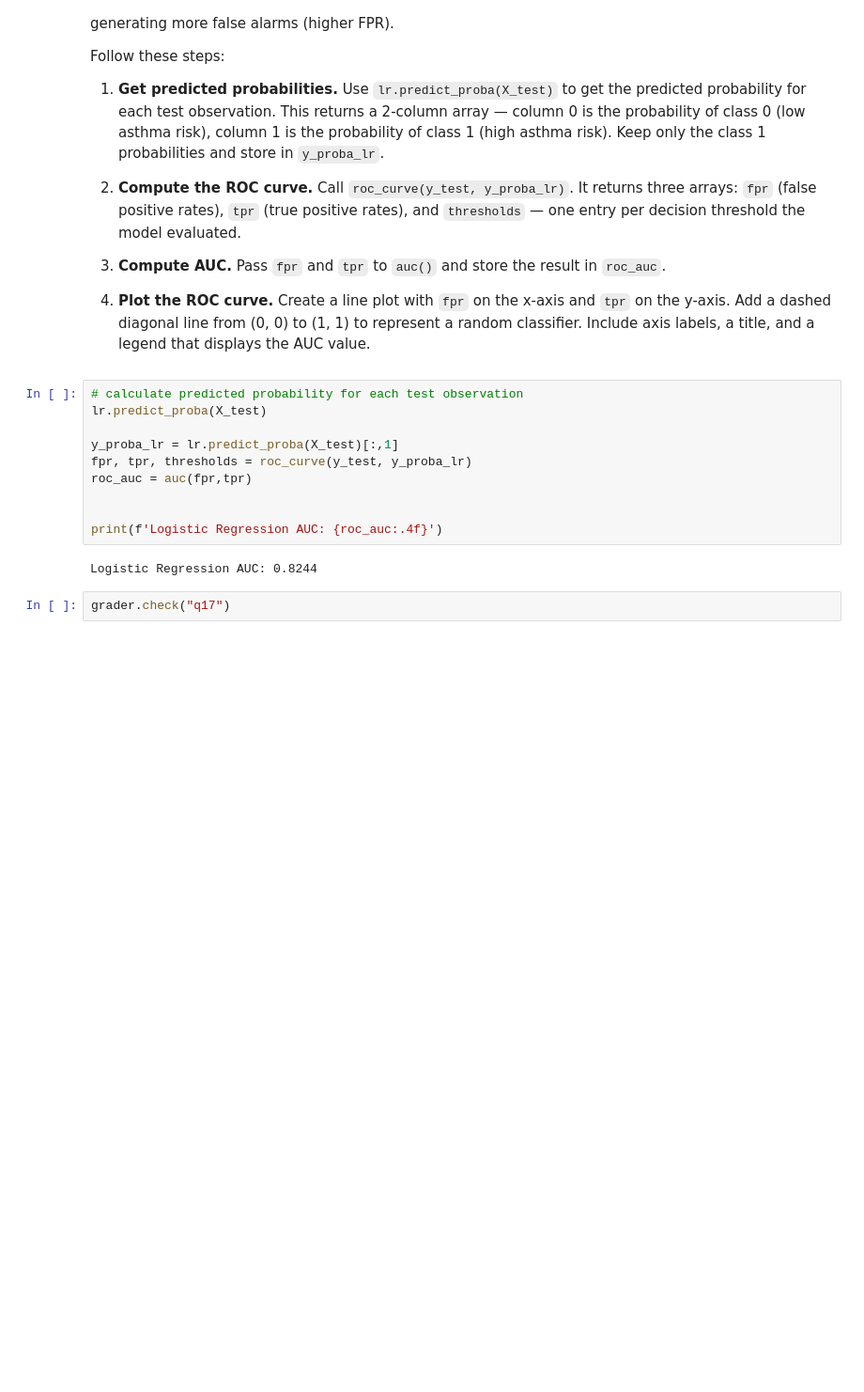
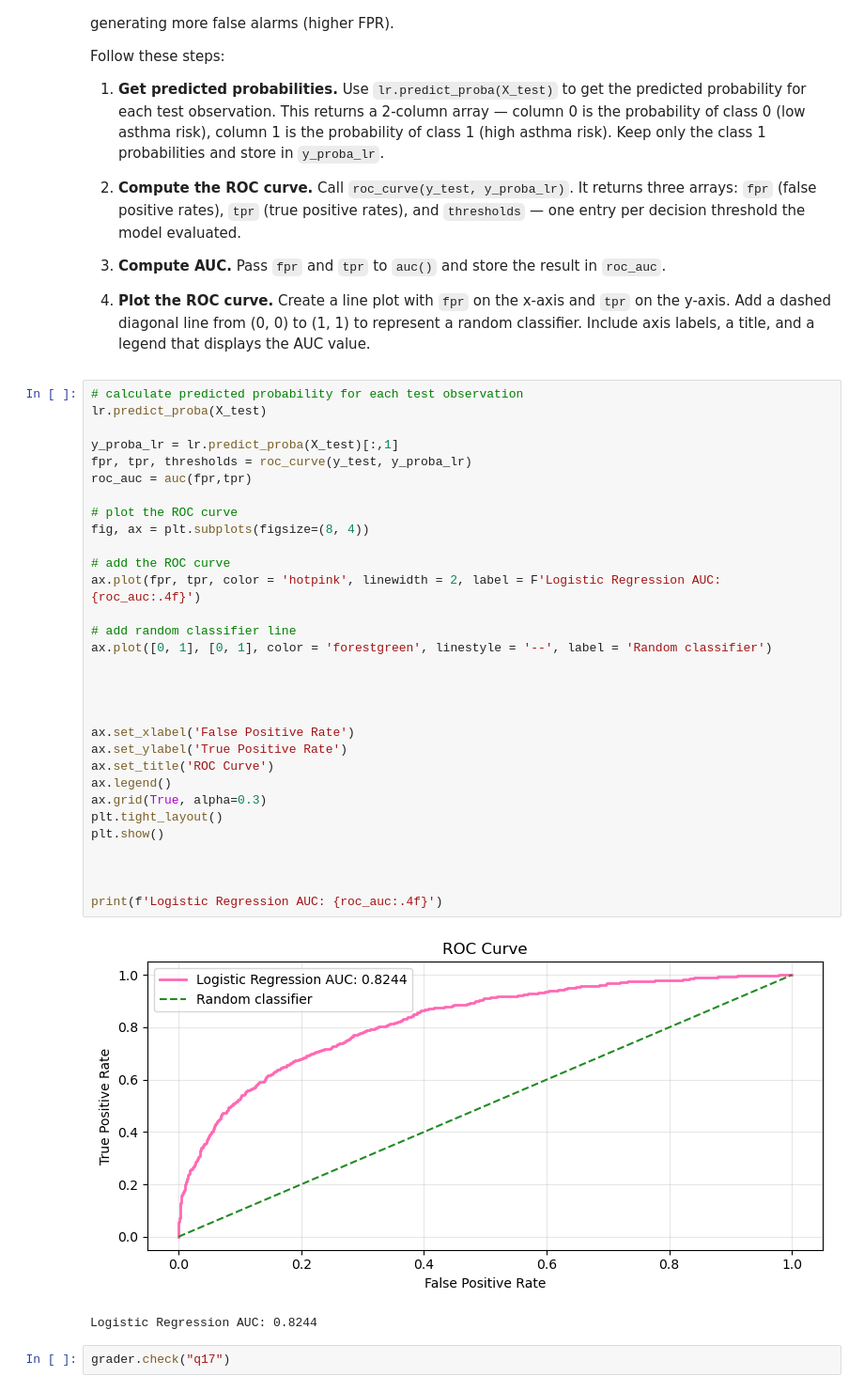
Before and after one commit to sofiiir/eds232-assignment2, a Jupyter notebook: hw2-task2.ipynb, the cells around one changed output. Shown at 94% size. Cells and saved outputs as stored; diff of their text form; blank space fills up the shorter version.

```diff
--- a/hw2-task2.ipynb
+++ b/hw2-task2.ipynb
@@ -472,14 +472,36 @@ Follow these steps:
 # %%
 # calculate predicted probability for each test observation
 lr.predict_proba(X_test)
 
 y_proba_lr = lr.predict_proba(X_test)[:,1]
 fpr, tpr, thresholds = roc_curve(y_test, y_proba_lr)
 roc_auc = auc(fpr,tpr)
 
+# plot the ROC curve
+fig, ax = plt.subplots(figsize=(8, 4))
+
+# add the ROC curve
+ax.plot(fpr, tpr, color = 'hotpink', linewidth = 2, label = F'Logistic Regression AUC: {roc_auc:.4f}')
+
+# add random classifier line
+ax.plot([0, 1], [0, 1], color = 'forestgreen', linestyle = '--', label = 'Random classifier')
+
+
+
+
+ax.set_xlabel('False Positive Rate')
+ax.set_ylabel('True Positive Rate')
+ax.set_title('ROC Curve')
+ax.legend()
+ax.grid(True, alpha=0.3)
+plt.tight_layout()
+plt.show()
+
+
 
 print(f'Logistic Regression AUC: {roc_auc:.4f}')
 # %% [output]
+[figure, added]
 Logistic Regression AUC: 0.8244
 # %%
 grader.check("q17")
```
Also changed, not shown: parts of 7 cells of this notebook.
